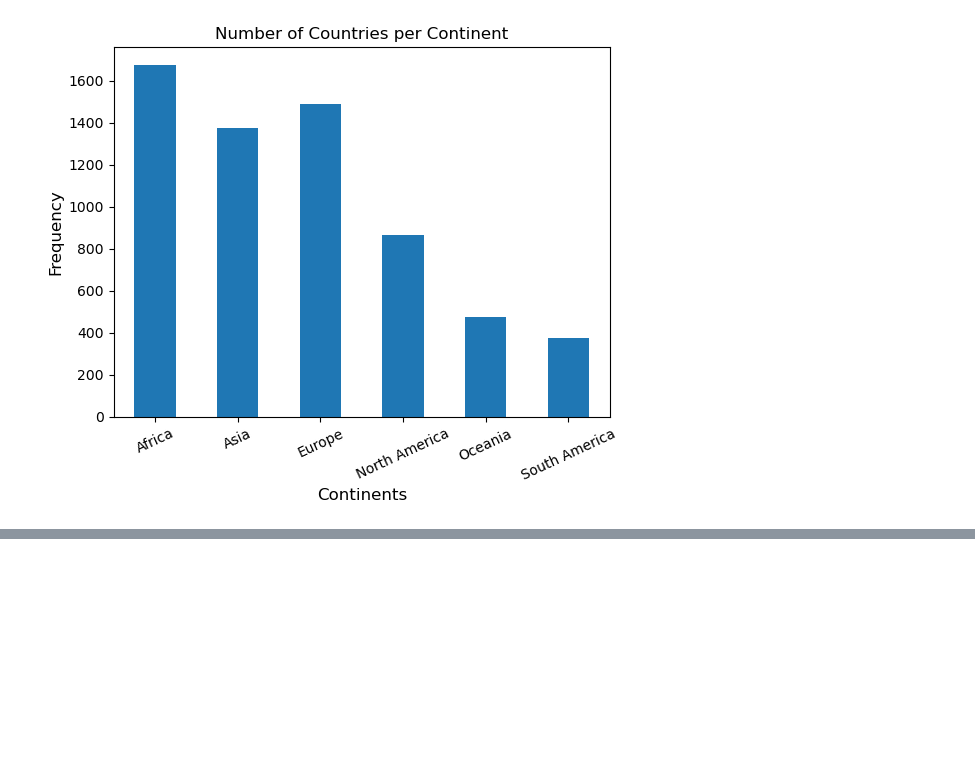
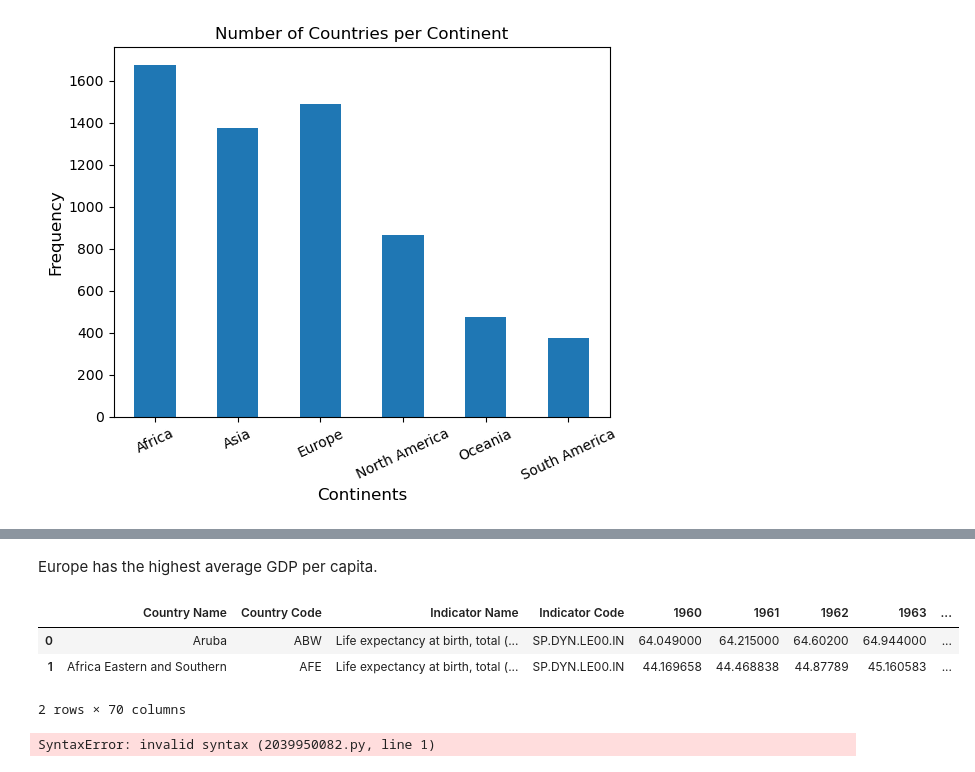
Before and after one commit to nss-data-science-cohort-9/un-exploration-Grantalan, a Jupyter notebook: notebooks/UN_Data_Exploration.ipynb, the cells around one changed output, grey strips where cells are left out. Saved outputs shown, nothing was run; the diff lists cells and outputs as text; code cells hidden in the pictures; blank space fills up the shorter version.

```diff
--- a/notebooks/UN_Data_Exploration.ipynb
+++ b/notebooks/UN_Data_Exploration.ipynb
@@ -382,0 +389,2 @@ plt.ylabel('Frequency', fontsize=12);
+# %% [markdown]
+Europe has the highest average GDP per capita.
@@ -382,0 +393,12 @@ plt.ylabel('Frequency', fontsize=12);
+# %%
+life_expectancy = pd.read_csv('../data/life_expectancy.csv', skiprows=3)
+life_expectancy.head(2)
+# %% [output]
+|  | Country Name | Country Code | Indicator Name | Indicator Code | 1960 | 1961 | 1962 | 1963 | ... |
+| 0 | Aruba | ABW | Life expectancy at birth, total (... | SP.DYN.LE00.IN | 64.049000 | 64.215000 | 64.60200 | 64.944000 | ... |
+| 1 | Africa Eastern and Southern | AFE | Life expectancy at birth, total (... | SP.DYN.LE00.IN | 44.169658 | 44.468838 | 44.87789 | 45.160583 | ... |
+2 rows × 70 columns
+# %%
+22. Drop the Country Code, Indicator Name, and Indicator Code columns. Then use [`.melt()`](https://pandas.pydata.org/docs/reference/api/pandas.melt.html) to convert your data from wide to long. That is, instead of having one row per country and multiple colums per year, we want to have multiple rows per country and a single column for year. After melting, rename the columns to `Country`, `Year`, and `Life_Expectancy`.
+# %% [output]
+SyntaxError: invalid syntax (2039950082.py, line 1)
```
Also changed, not shown: parts of 15 cells of this notebook.
